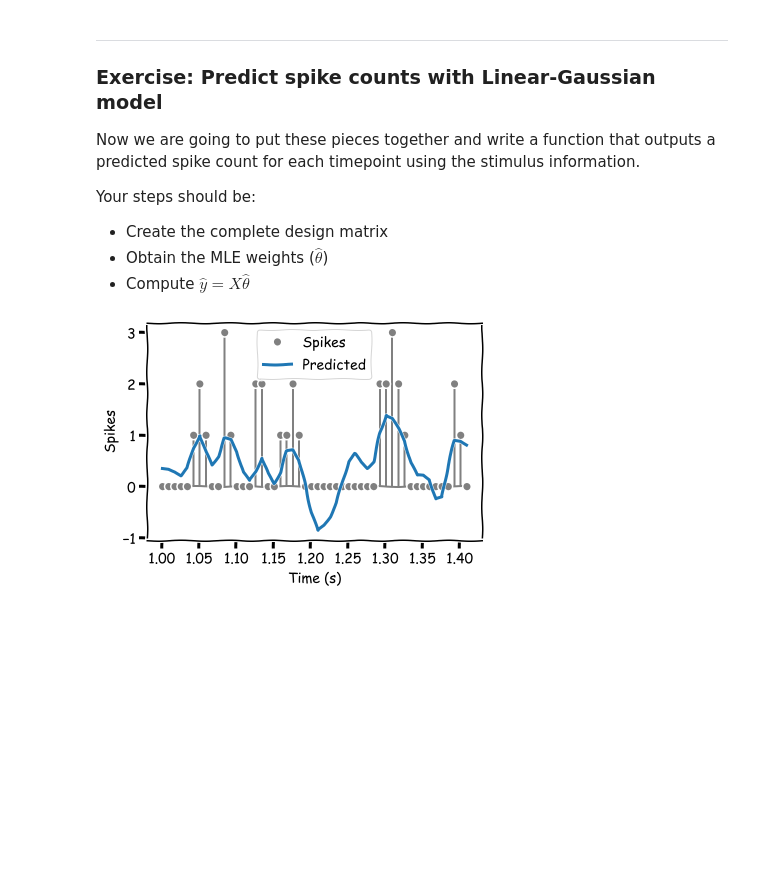
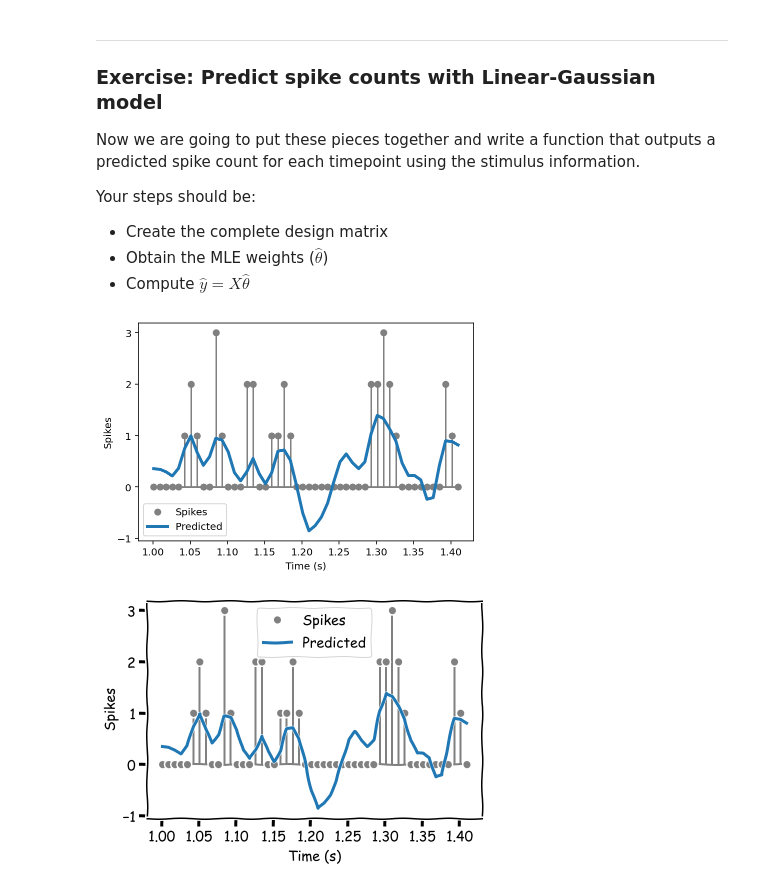
Before and after one commit to hyosubkim/course-content, a Jupyter notebook: tutorials/W1D4-MachineLearning/hyo_W1D4_Tutorial1.ipynb, the cells around one changed output. Cells and saved outputs as stored; diff of their text form; code cells hidden in the pictures; blank space fills up the shorter version.

```diff
--- a/tutorials/W1D4-MachineLearning/hyo_W1D4_Tutorial1.ipynb
+++ b/tutorials/W1D4-MachineLearning/hyo_W1D4_Tutorial1.ipynb
@@ -304,36 +311,39 @@ Your steps should be:
 # %%
 def predict_spike_counts_lg(stim, spikes, d=25):
   """Compute a vector of predicted spike counts given the stimulus.
 
   Args:
     stim (1D array): Stimulus values at each timepoint
     spikes (1D array): Spike counts measured at each timepoint
     d (number): Number of time lags to use.
 
   Returns:
     yhat (1D array): Predicted spikes at each timepoint.
 
   """
   #####################################################################
   # Fill in missing code (...) and then remove
-  raise NotImplementedError(
-      "Complete the predict_spike_counts_lg function"
-  )
+  #raise NotImplementedError(
+  # "Complete the predict_spike_counts_lg function"
+  # )
   #####################################################################
 
   # Create the design matrix
-  ...
+  constant = np.ones_like(y)
+  X = np.column_stack([constant, make_design_matrix(stim, d=25)])
 
   # Get the MLE weights for the LG model
-  ...
+  theta_hat = np.linalg.inv(X.T @ X) @ X.T @ y
 
   # Compute predicted spike counts
-  yhat = ...
+  yhat = X @ theta_hat
   return yhat
 
 # Uncomment and run after completing the function to plot the prediction
-# predicted_counts = predict_spike_counts_lg(stim, spikes)
-# plot_spikes_with_prediction(spikes, predicted_counts, dt_stim)
+predicted_counts = predict_spike_counts_lg(stim, spikes)
+plot_spikes_with_prediction(spikes, predicted_counts, dt_stim)
+# %% [output]
+[figure, added]
 # %%
 # to_remove solution
 def predict_spike_counts_lg(stim, spikes, d=25):
```
Also changed, not shown: parts of 8 cells of this notebook, 3 other files.
